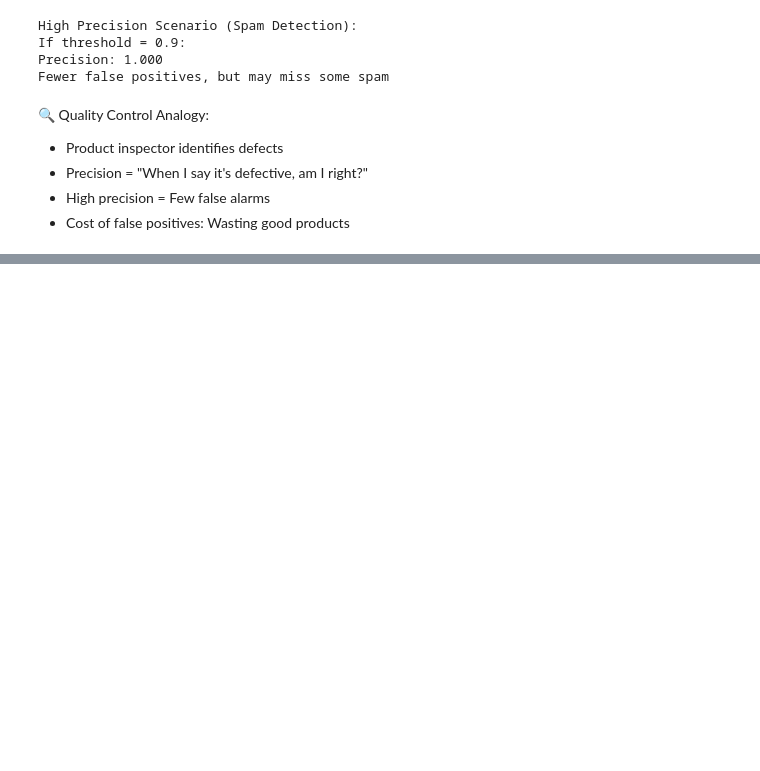
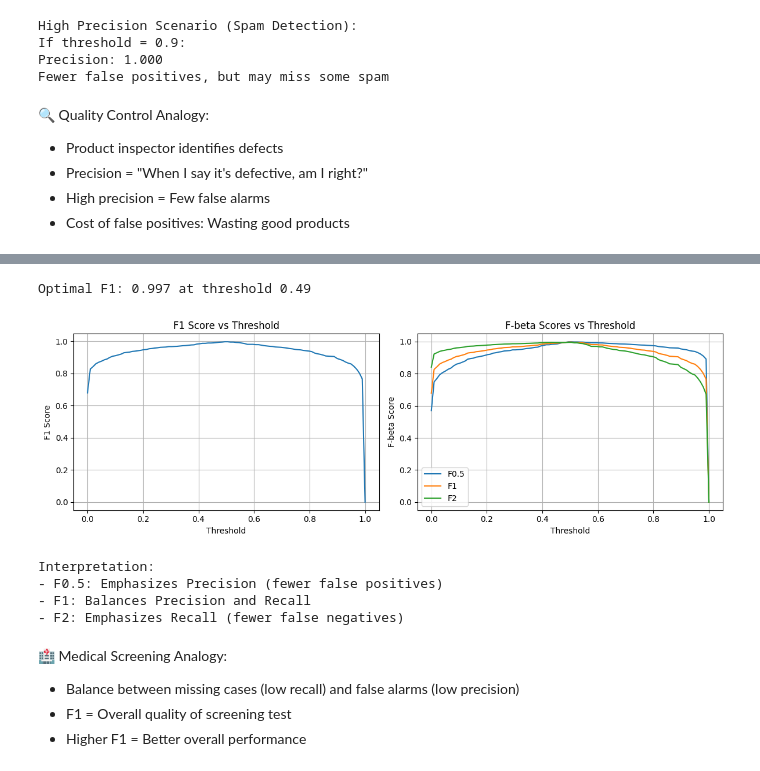
Before and after one commit to hima879/aiml, a Jupyter notebook: practice/ML_Concepts.ipynb, the cells around one changed output, grey strips where cells are left out. Saved outputs shown, nothing was run; the diff lists cells and outputs as text; code cells hidden in the pictures; blank space fills up the shorter version.

```diff
--- a/practice/ML_Concepts.ipynb
+++ b/practice/ML_Concepts.ipynb
@@ -847,0 +936,64 @@ Fewer false positives, but may miss some spam
+# %%
+from sklearn.metrics import f1_score, fbeta_score
+import numpy as np
+
+# Calculate F1 for different thresholds
+f1_scores = []
+for threshold in thresholds:
+    y_pred = (y_scores >= threshold).astype(int)
+    f1_scores.append(f1_score(y, y_pred, zero_division=0))
+
+# Plot F1 vs threshold
+plt.figure(figsize=(12, 4))
+
+plt.subplot(1, 2, 1)
+plt.plot(thresholds, f1_scores)
+plt.xlabel('Threshold')
+plt.ylabel('F1 Score')
+plt.title('F1 Score vs Threshold')
+plt.grid(True)
+
+# Find optimal threshold
+optimal_idx = np.argmax(f1_scores)
+optimal_threshold = thresholds[optimal_idx]
+optimal_f1 = f1_scores[optimal_idx]
+
+print(f"Optimal F1: {optimal_f1:.3f} at threshold {optimal_threshold:.2f}")
+
+# Compare different beta values (F-beta score)
+betas = [0.5, 1, 2]  # F0.5, F1, F2
+plt.subplot(1, 2, 2)
+
+for beta in betas:
+    fbeta_scores = []
+    for threshold in thresholds:
+        y_pred = (y_scores >= threshold).astype(int)
+        fbeta_scores.append(fbeta_score(y, y_pred, beta=beta, zero_division=0))
+    plt.plot(thresholds, fbeta_scores, label=f'F{beta}')
+
+plt.xlabel('Threshold')
+plt.ylabel('F-beta Score')
+plt.title('F-beta Scores vs Threshold')
+plt.legend()
+plt.grid(True)
+
+plt.tight_layout()
+plt.show()
+
+print("\nInterpretation:")
+print("- F0.5: Emphasizes Precision (fewer false positives)")
+print("- F1: Balances Precision and Recall")
+print("- F2: Emphasizes Recall (fewer false negatives)")
+# %% [output]
+Optimal F1: 0.997 at threshold 0.49
+[figure, added]
+Interpretation:
+- F0.5: Emphasizes Precision (fewer false positives)
+- F1: Balances Precision and Recall
+- F2: Emphasizes Recall (fewer false negatives)
+# %% [markdown]
+🏥 Medical Screening Analogy:
+- Balance between missing cases (low recall)
+  and false alarms (low precision)
+- F1 = Overall quality of screening test
+- Higher F1 = Better overall performance
```
Also changed, not shown: parts of 4 cells of this notebook.
